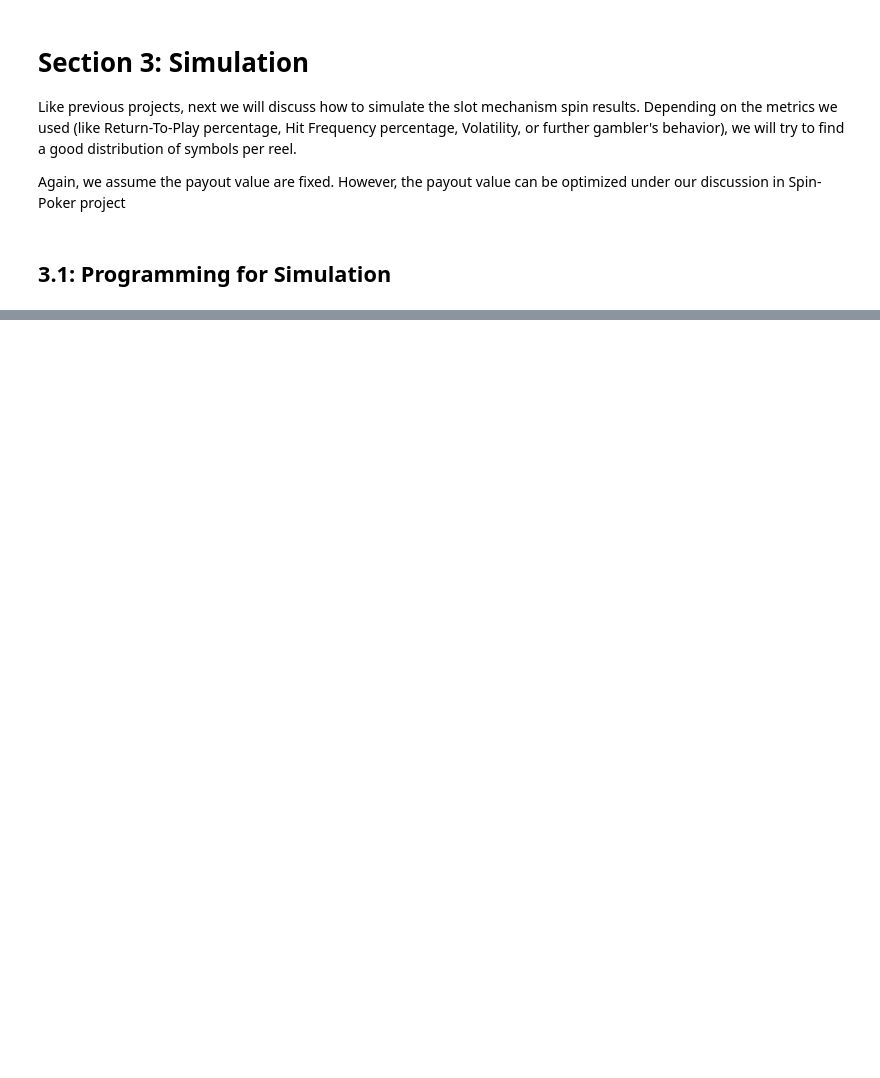
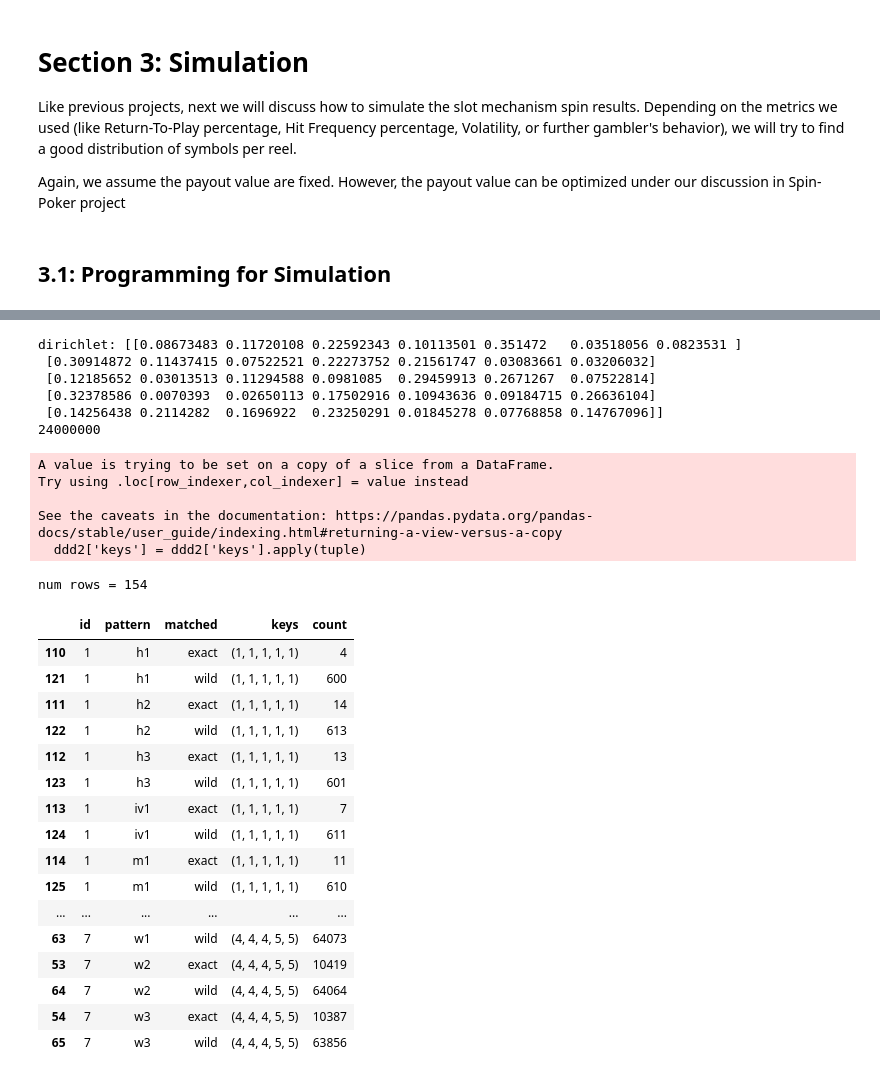
Before and after one commit to davidklhui/others, a Jupyter notebook: Discussion_of_further_5x3_Slot_design.ipynb, the cells around one changed output, grey strips where cells are left out. Cells and saved outputs as stored; diff of their text form; code cells hidden in the pictures; blank space fills up the shorter version.

```diff
--- a/Discussion_of_further_5x3_Slot_design.ipynb
+++ b/Discussion_of_further_5x3_Slot_design.ipynb
@@ -3621,2 +740,0 @@ The simulation results here is for verifications, to check if our calculation is
-# %%
-pd.set_option('display.float_format', lambda x: '%.5f' % x)
@@ -3656,0 +920,71 @@ sum(result_df[result_df['case']=='all']['sample'])
+# %%
+# in case required to reload if session expired or any reasons
+import pickle
+
+
+
+# with open("/content/drive/MyDrive/data2_N48_M100000_1719320591.pkl", "rb") as input_file:
+with open("/content/drive/MyDrive/data2_N48_M500000_1719440289.pkl", "rb") as input_file:
+  x2 = pickle.load(input_file)
+# %%
+print(f"dirichlet: {x2.results[0].dirichlet}")
+
+
+import itertools
+
+extended_outcomes = []
+for res in x2.results:
+  extended_outcomes.extend(res.outcomes)
+
+print(len(extended_outcomes))
+
+# suppose we wish to look at, if winning occurred, which pattern most likely to occur without considering the joint distribution
+flattened_list2 = list(itertools.chain.from_iterable(extended_outcomes))
+flattened_outcome_df2 = pd.DataFrame(flattened_list2)
+
+ddd2 = flattened_outcome_df2[['id', 'keys']]
+ddd2['keys'] = ddd2['keys'].apply(tuple)
+ddd2 = ddd2.drop_duplicates()
+
+
+
+
+
+temp2 = pd.merge(ddd2, flattened_outcome_df2.groupby(['id', "matched", "pattern"]).size().reset_index(name='count'),
+         on='id',
+         how='inner').sort_values(["id", "pattern", "matched", "count"])
+
+print(f"num rows = {temp2.shape[0]}")
+pd.set_option('display.max_rows', temp2.shape[0])
+
+temp2[['id', 'pattern', 'matched', 'keys', 'count']]
+# %% [output]
+dirichlet: [[0.08673483 0.11720108 0.22592343 0.10113501 0.351472   0.03518056 0.0823531 ]
+ [0.30914872 0.11437415 0.07522521 0.22273752 0.21561747 0.03083661 0.03206032]
+ [0.12185652 0.03013513 0.11294588 0.0981085  0.29459913 0.2671267  0.07522814]
+ [0.32378586 0.0070393  0.02650113 0.17502916 0.10943636 0.09184715 0.26636104]
+ [0.14256438 0.2114282  0.1696922  0.23250291 0.01845278 0.07768858 0.14767096]]
+24000000
+A value is trying to be set on a copy of a slice from a DataFrame.
+Try using .loc[row_indexer,col_indexer] = value instead
+
+See the caveats in the documentation: https://pandas.pydata.org/pandas-docs/stable/user_guide/indexing.html#returning-a-view-versus-a-copy
+  ddd2['keys'] = ddd2['keys'].apply(tuple)
+num rows = 154
+|  | id | pattern | matched | keys | count |
+| 110 | 1 | h1 | exact | (1, 1, 1, 1, 1) | 4 |
+| 121 | 1 | h1 | wild | (1, 1, 1, 1, 1) | 600 |
+| 111 | 1 | h2 | exact | (1, 1, 1, 1, 1) | 14 |
+| 122 | 1 | h2 | wild | (1, 1, 1, 1, 1) | 613 |
+| 112 | 1 | h3 | exact | (1, 1, 1, 1, 1) | 13 |
+| 123 | 1 | h3 | wild | (1, 1, 1, 1, 1) | 601 |
+| 113 | 1 | iv1 | exact | (1, 1, 1, 1, 1) | 7 |
+| 124 | 1 | iv1 | wild | (1, 1, 1, 1, 1) | 611 |
+| 114 | 1 | m1 | exact | (1, 1, 1, 1, 1) | 11 |
+| 125 | 1 | m1 | wild | (1, 1, 1, 1, 1) | 610 |
+| ... | ... | ... | ... | ... | ... |
+| 63 | 7 | w1 | wild | (4, 4, 4, 5, 5) | 64073 |
+| 53 | 7 | w2 | exact | (4, 4, 4, 5, 5) | 10419 |
+| 64 | 7 | w2 | wild | (4, 4, 4, 5, 5) | 64064 |
+| 54 | 7 | w3 | exact | (4, 4, 4, 5, 5) | 10387 |
+| 65 | 7 | w3 | wild | (4, 4, 4, 5, 5) | 63856 |
```
Also changed, not shown: parts of 180 cells of this notebook.
